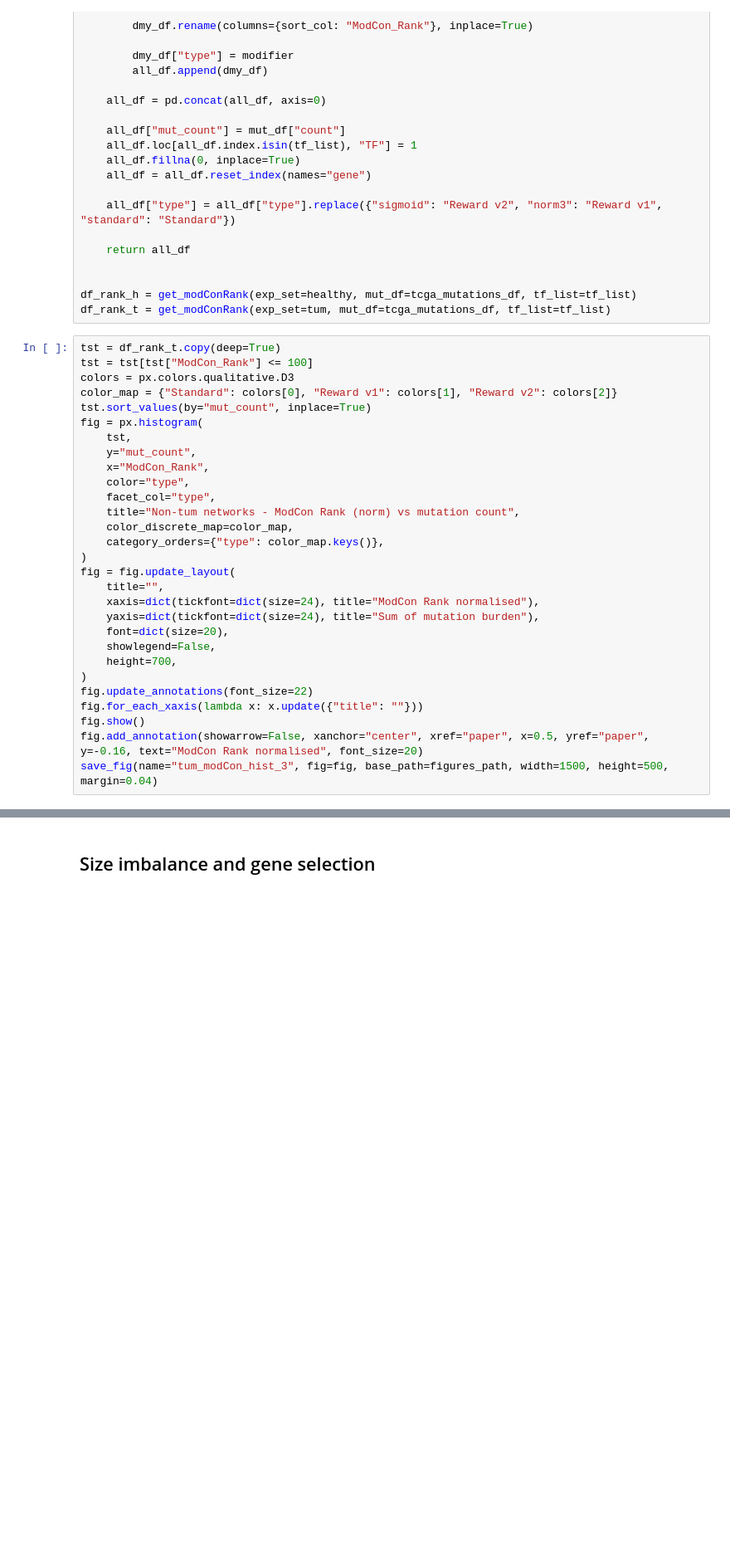
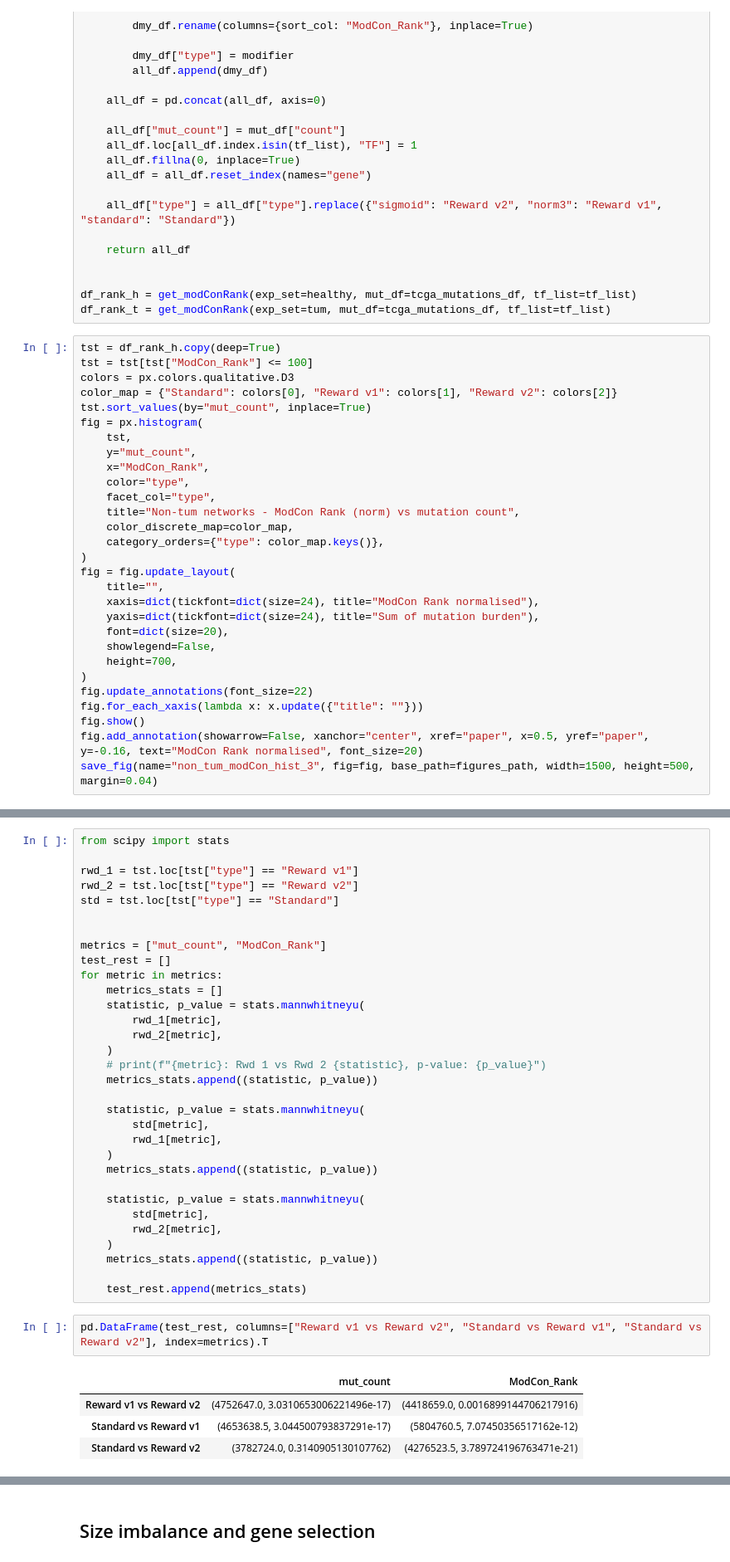
Before and after one commit to vladUng/Phd_extended, a Jupyter notebook: notebooks/network_II/validation_sigmoid.ipynb, the cells around one changed output, grey strips where cells are left out. Shown at 83% size. Saved outputs shown, nothing was run; the diff lists cells and outputs as text; blank space fills up the shorter version.

```diff
--- a/notebooks/network_II/validation_sigmoid.ipynb
+++ b/notebooks/network_II/validation_sigmoid.ipynb
@@ -217,7 +213,7 @@ def get_modConRank(exp_set: ExperimentSet, mut_df: pd.DataFrame, tf_list: list):
 df_rank_h = get_modConRank(exp_set=healthy, mut_df=tcga_mutations_df, tf_list=tf_list)
 df_rank_t = get_modConRank(exp_set=tum, mut_df=tcga_mutations_df, tf_list=tf_list)
 # %%
-tst = df_rank_t.copy(deep=True)
+tst = df_rank_h.copy(deep=True)
 tst = tst[tst["ModCon_Rank"] <= 100]
 colors = px.colors.qualitative.D3
 color_map = {"Standard": colors[0], "Reward v1": colors[1], "Reward v2": colors[2]}
@@ -244,7 +240,7 @@ fig.update_annotations(font_size=22)
 fig.for_each_xaxis(lambda x: x.update({"title": ""}))
 fig.show()
 fig.add_annotation(showarrow=False, xanchor="center", xref="paper", x=0.5, yref="paper", y=-0.16, text="ModCon Rank normalised", font_size=20)
-save_fig(name="tum_modCon_hist_3", fig=fig, base_path=figures_path, width=1500, height=500, margin=0.04)
+save_fig(name="non_tum_modCon_hist_3", fig=fig, base_path=figures_path, width=1500, height=500, margin=0.04)
 # %%
 stats_net = []
 for net_type in ["Standard", "Reward v1", "Reward v2"]:
@@ -259,0 +264,39 @@ stats_net
+# %%
+from scipy import stats
+
+rwd_1 = tst.loc[tst["type"] == "Reward v1"]
+rwd_2 = tst.loc[tst["type"] == "Reward v2"]
+std = tst.loc[tst["type"] == "Standard"]
+
+
+metrics = ["mut_count", "ModCon_Rank"]
+test_rest = []
+for metric in metrics:
+    metrics_stats = []
+    statistic, p_value = stats.mannwhitneyu(
+        rwd_1[metric],
+        rwd_2[metric],
+    )
+    # print(f"{metric}: Rwd 1 vs Rwd 2 {statistic}, p-value: {p_value}")
+    metrics_stats.append((statistic, p_value))
+
+    statistic, p_value = stats.mannwhitneyu(
+        std[metric],
+        rwd_1[metric],
+    )
+    metrics_stats.append((statistic, p_value))
+
+    statistic, p_value = stats.mannwhitneyu(
+        std[metric],
+        rwd_2[metric],
+    )
+    metrics_stats.append((statistic, p_value))
+
+    test_rest.append(metrics_stats)
+# %%
+pd.DataFrame(test_rest, columns=["Reward v1 vs Reward v2", "Standard vs Reward v1", "Standard vs Reward v2"], index=metrics).T
+# %% [output]
+|  | mut_count | ModCon_Rank |
+| Reward v1 vs Reward v2 | (4752647.0, 3.0310653006221496e-17) | (4418659.0, 0.0016899144706217916) |
+| Standard vs Reward v1 | (4653638.5, 3.044500793837291e-17) | (5804760.5, 7.07450356517162e-12) |
+| Standard vs Reward v2 | (3782724.0, 0.3140905130107762) | (4276523.5, 3.789724196763471e-21) |
```
Also changed, not shown: parts of 10 cells of this notebook, 1 other file.
